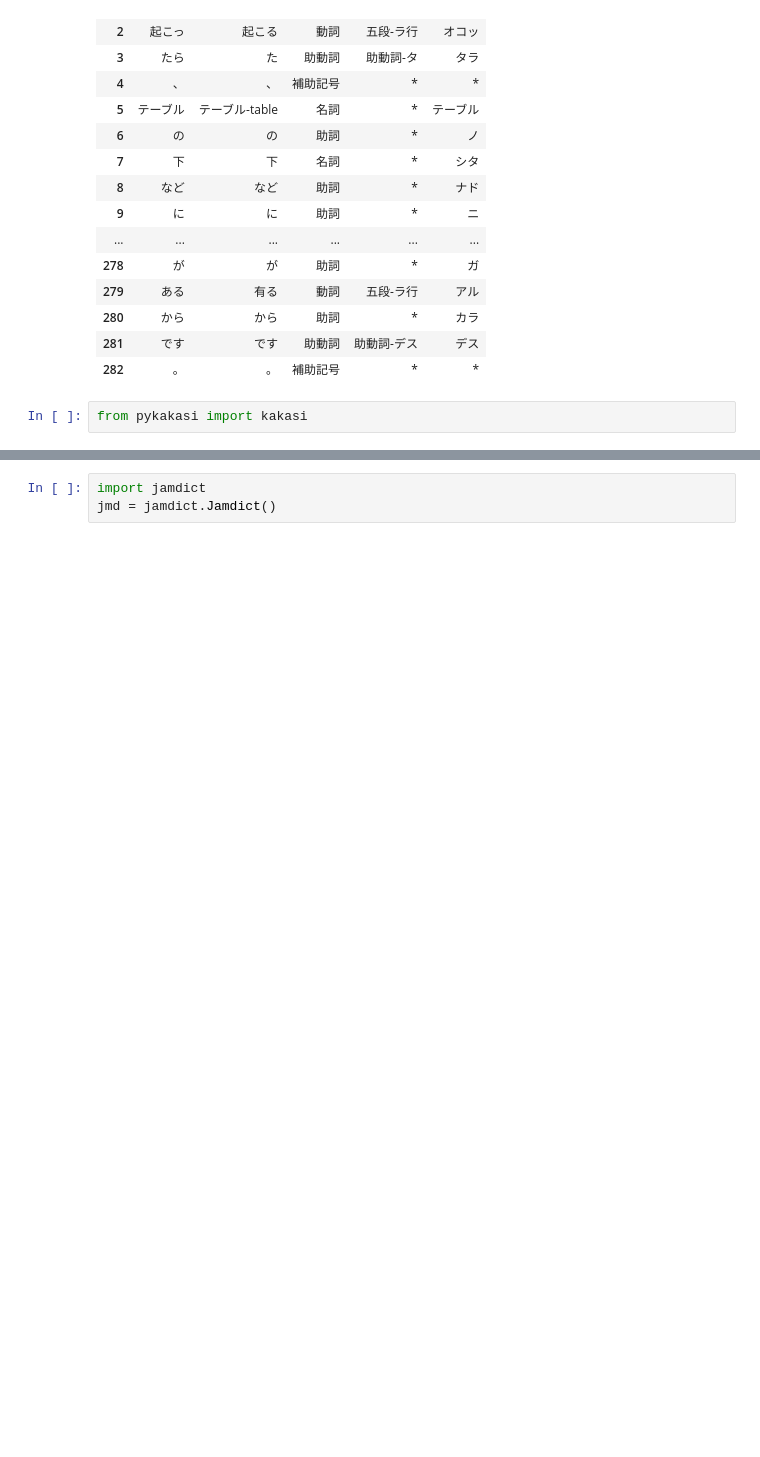
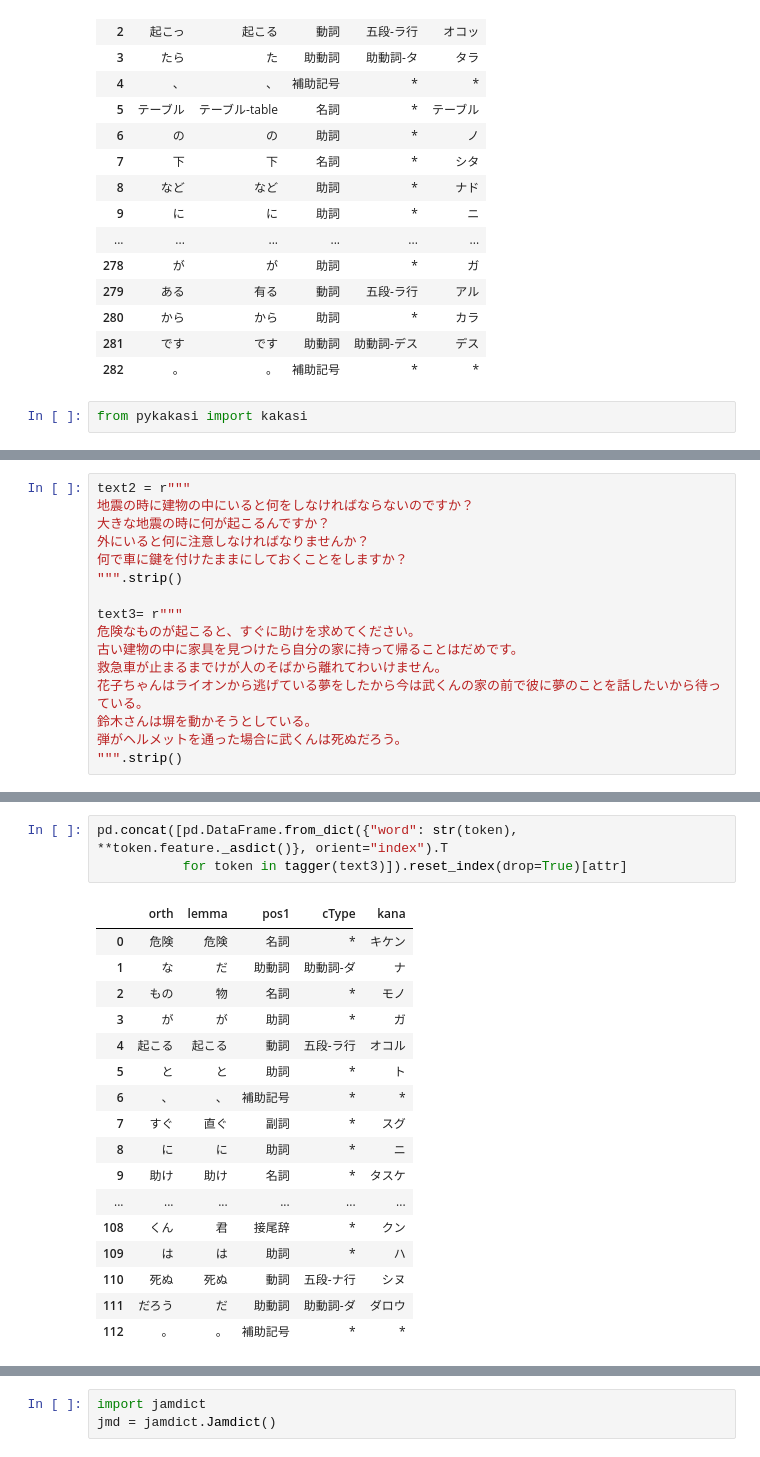
Before and after one commit to mrlovre/japp, a Jupyter notebook: extractor.ipynb, the cells around one changed output, grey strips where cells are left out. Cells and saved outputs as stored; diff of their text form; blank space fills up the shorter version.

```diff
--- a/extractor.ipynb
+++ b/extractor.ipynb
@@ -204,0 +202,16 @@ print(furiganize(text))
+# %%
+text2 = r"""
+地震の時に建物の中にいると何をしなければならないのですか？
+大きな地震の時に何が起こるんですか？
+外にいると何に注意しなければなりませんか？
+何で車に鍵を付けたままにしておくことをしますか？
+""".strip()
+
+text3= r"""
+危険なものが起こると、すぐに助けを求めてください。
+古い建物の中に家具を見つけたら自分の家に持って帰ることはだめです。
+救急車が止まるまでけが人のそばから離れてわいけません。
+花子ちゃんはライオンから逃げている夢をしたから今は武くんの家の前で彼に夢のことを話したいから待っている。
+鈴木さんは塀を動かそうとしている。
+弾がヘルメットを通った場合に武くんは死ぬだろう。
+""".strip()
@@ -204,0 +227,21 @@ print(furiganize(text))
+# %%
+pd.concat([pd.DataFrame.from_dict({"word": str(token), **token.feature._asdict()}, orient="index").T
+           for token in tagger(text3)]).reset_index(drop=True)[attr]
+# %% [output]
+|  | orth | lemma | pos1 | cType | kana |
+| 0 | 危険 | 危険 | 名詞 | * | キケン |
+| 1 | な | だ | 助動詞 | 助動詞-ダ | ナ |
+| 2 | もの | 物 | 名詞 | * | モノ |
+| 3 | が | が | 助詞 | * | ガ |
+| 4 | 起こる | 起こる | 動詞 | 五段-ラ行 | オコル |
+| 5 | と | と | 助詞 | * | ト |
+| 6 | 、 | 、 | 補助記号 | * | * |
+| 7 | すぐ | 直ぐ | 副詞 | * | スグ |
+| 8 | に | に | 助詞 | * | ニ |
+| 9 | 助け | 助け | 名詞 | * | タスケ |
+| ... | ... | ... | ... | ... | ... |
+| 108 | くん | 君 | 接尾辞 | * | クン |
+| 109 | は | は | 助詞 | * | ハ |
+| 110 | 死ぬ | 死ぬ | 動詞 | 五段-ナ行 | シヌ |
+| 111 | だろう | だ | 助動詞 | 助動詞-ダ | ダロウ |
+| 112 | 。 | 。 | 補助記号 | * | * |
```
Also changed, not shown: parts of 10 cells of this notebook, 5 other files.
